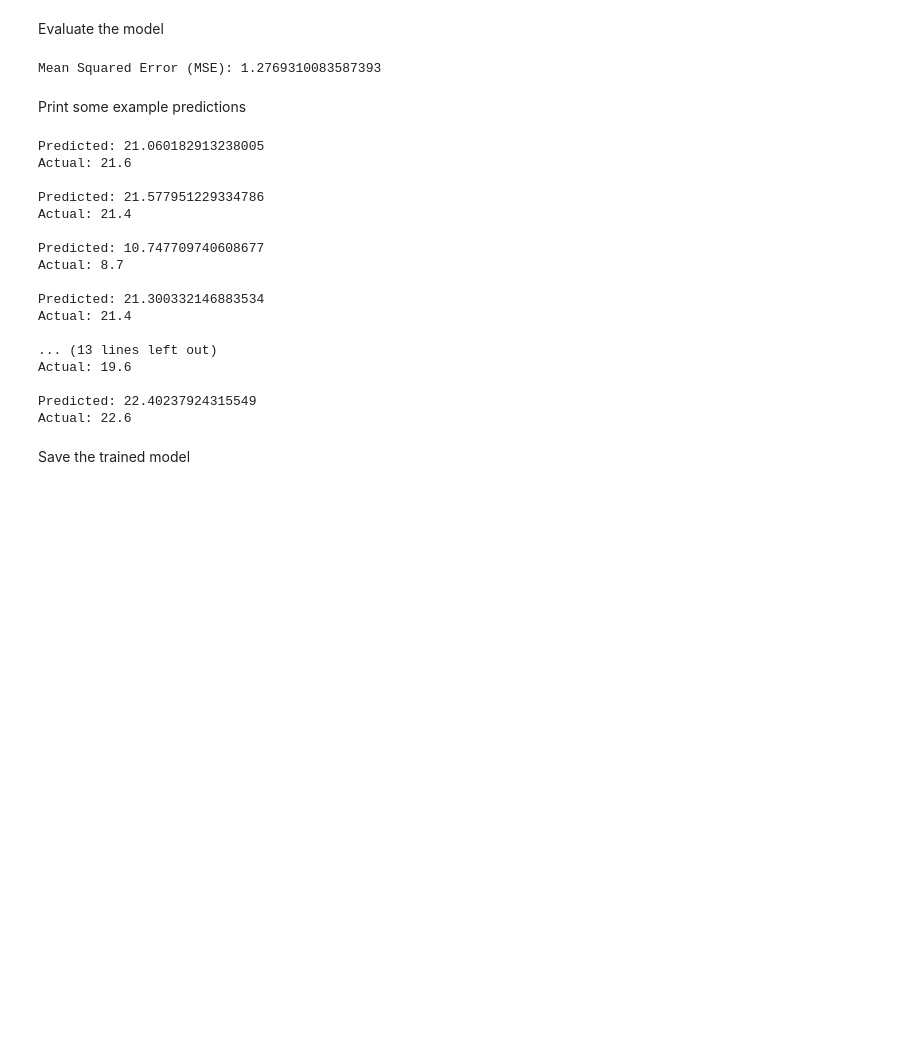
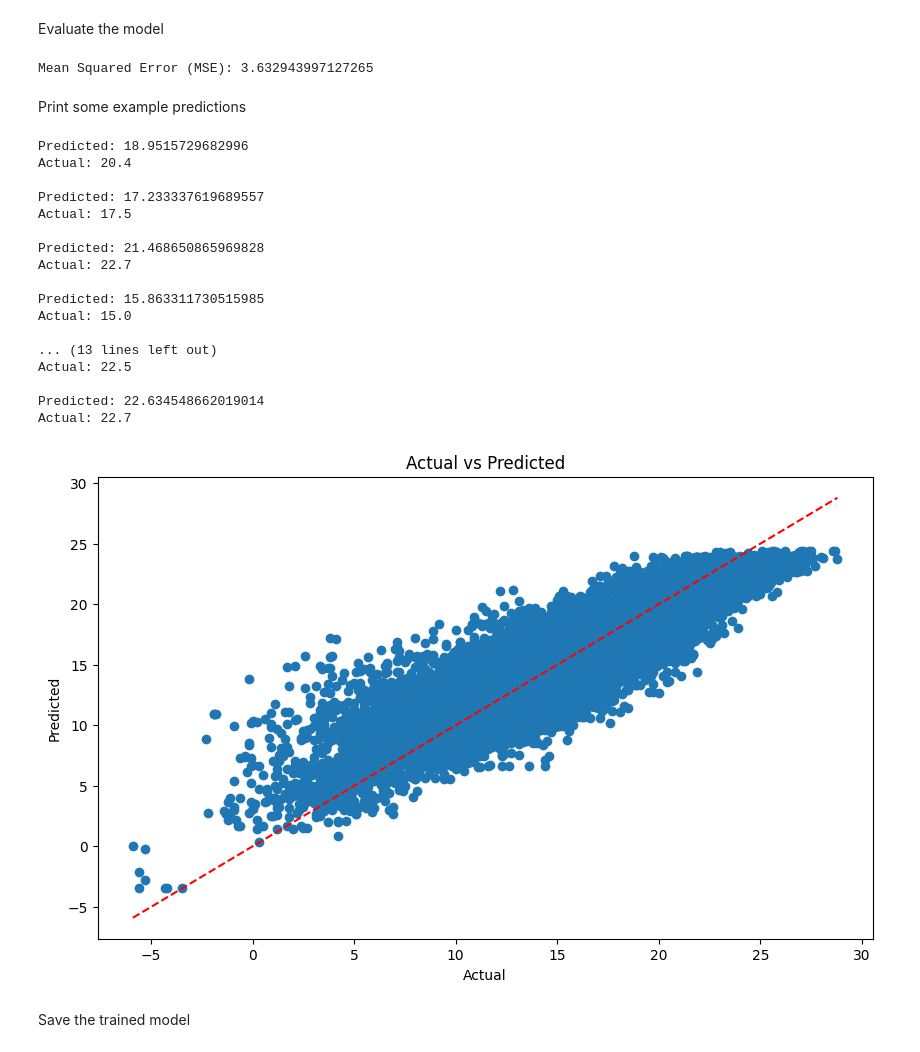
Before and after one commit to sdip15fa/weather-predict, a Jupyter notebook: control.ipynb, the cells around one changed output. Drawn from its saved outputs; the diff is of its cells as text; code cells hidden in the pictures; blank space fills up the shorter version.

Commit message:
try parameters and plot graph

```diff
--- a/control.ipynb
+++ b/control.ipynb
@@ -37,6 +38,7 @@ df = df[(df['Temperature'] >= lower_bound) & (df['Temperature'] <= upper_bound)]
 Extract the columns
 # %%
 X = df[['Month', 'Date', 'Time', 'Previous Day Average', 'Two Days Before Average', 'Three Days Before Average', 'Last 7 Days Average']].values
+df['DateTime'] = pd.to_datetime(df['DateTime'].astype(int).astype(str) + df['Time'].astype(int).astype(str) + df['Minute'].astype(str), format='%Y%m%d%H%M')
 Y = df['Temperature'].values
 # %% [markdown]
 Normalize X values
@@ -68,7 +70,7 @@ mse = mean_squared_error(Y_test, predictions)
 # %%
 print("Mean Squared Error (MSE):", mse)
 # %% [output]
-Mean Squared Error (MSE): 1.2769310083587393
+Mean Squared Error (MSE): 3.632943997127265
 # %% [markdown]
 Print some example predictions
 # %%
@@ -77,23 +79,34 @@ for i in range(10):
     print("Actual:", Y_test[i])
     print()
 # %% [output]
-Predicted: 21.060182913238005
-Actual: 21.6
+Predicted: 18.9515729682996
+Actual: 20.4
 
-Predicted: 21.577951229334786
-Actual: 21.4
+Predicted: 17.233337619689557
+Actual: 17.5
 
-Predicted: 10.747709740608677
-Actual: 8.7
+Predicted: 21.468650865969828
+Actual: 22.7
 
-Predicted: 21.300332146883534
-Actual: 21.4
+Predicted: 15.863311730515985
+Actual: 15.0
 
 ... (13 lines left out)
-Actual: 19.6
+Actual: 22.5
 
-Predicted: 22.40237924315549
-Actual: 22.6
+Predicted: 22.634548662019014
+Actual: 22.7
+# %%
+# Plot actual vs predicted results
+plt.figure(figsize=(10, 6))
+plt.scatter(Y_test, predictions)
+plt.plot([Y_test.min(), Y_test.max()], [Y_test.min(), Y_test.max()], 'r--')
+plt.xlabel('Actual')
+plt.ylabel('Predicted')
+plt.title('Actual vs Predicted')
+plt.show()
+# %% [output]
+[figure, added]
 # %% [markdown]
 Save the trained model
 # %%
```
Also changed, not shown: parts of 1 cell of this notebook, 8 other files.
